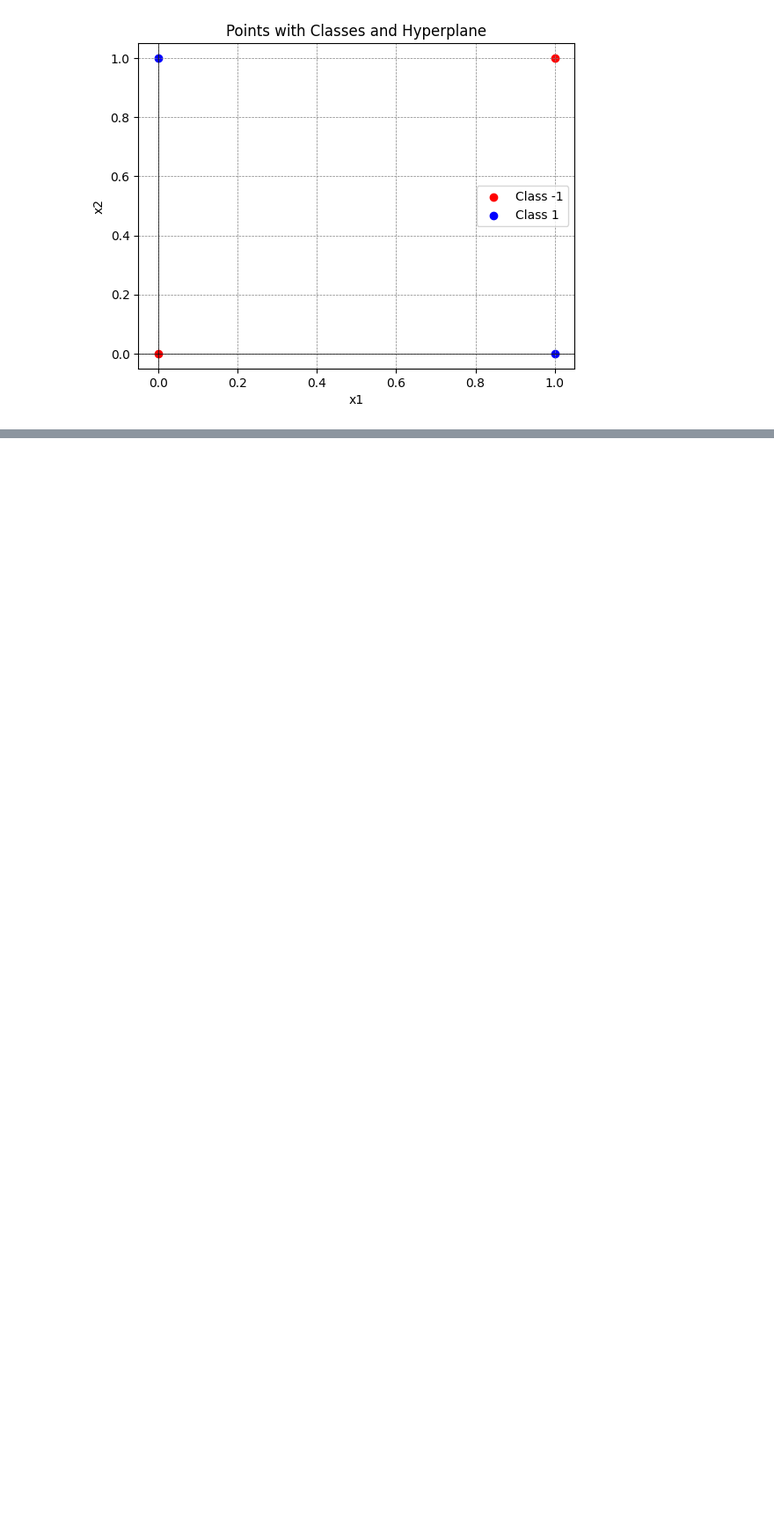
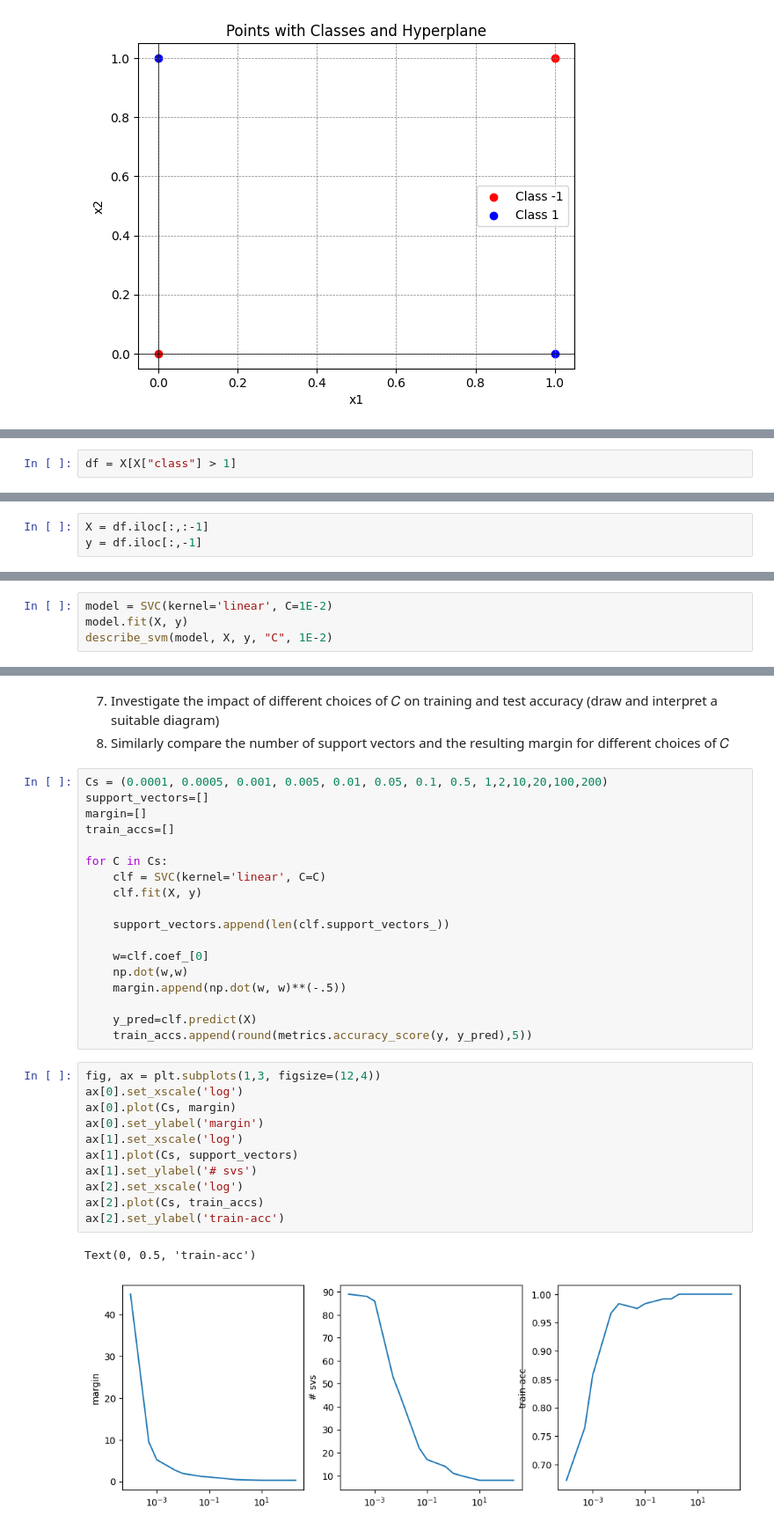
Before and after one commit to Timson1235/clouddocker, a Jupyter notebook: machine_learning/04_support_vector/05_exercise.ipynb, the cells around one changed output, grey strips where cells are left out. Shown at 88% size. Cells and saved outputs as stored; diff of their text form; blank space fills up the shorter version.

```diff
--- a/machine_learning/04_support_vector/05_exercise.ipynb
+++ b/machine_learning/04_support_vector/05_exercise.ipynb
@@ -149,0 +173,2 @@ plt.show()
+# %%
+df = X[X["class"] > 1]
@@ -149,0 +177,3 @@ plt.show()
+# %%
+X = df.iloc[:,:-1]
+y = df.iloc[:,-1]
@@ -149,0 +200,4 @@ plt.show()
+# %%
+model = SVC(kernel='linear', C=1E-2)
+model.fit(X, y)
+describe_svm(model, X, y, "C", 1E-2)
@@ -149,0 +206,37 @@ plt.show()
+# %% [markdown]
+7. Investigate the impact of different choices of 𝐶 on training and test accuracy (draw and interpret
+a suitable diagram)
+8. Similarly compare the number of support vectors and the resulting margin for different choices
+of 𝐶
+# %%
+Cs = (0.0001, 0.0005, 0.001, 0.005, 0.01, 0.05, 0.1, 0.5, 1,2,10,20,100,200)
+support_vectors=[]
+margin=[]
+train_accs=[]
+
+for C in Cs:
+    clf = SVC(kernel='linear', C=C)
+    clf.fit(X, y)
+
+    support_vectors.append(len(clf.support_vectors_))
+
+    w=clf.coef_[0]
+    np.dot(w,w)
+    margin.append(np.dot(w, w)**(-.5))
+
+    y_pred=clf.predict(X)
+    train_accs.append(round(metrics.accuracy_score(y, y_pred),5))
+# %%
+fig, ax = plt.subplots(1,3, figsize=(12,4))
+ax[0].set_xscale('log')
+ax[0].plot(Cs, margin)
+ax[0].set_ylabel('margin')
+ax[1].set_xscale('log')
+ax[1].plot(Cs, support_vectors)
+ax[1].set_ylabel('# svs')
+ax[2].set_xscale('log')
+ax[2].plot(Cs, train_accs)
+ax[2].set_ylabel('train-acc')
+# %% [output]
+Text(0, 0.5, 'train-acc')
+[figure, added]
```
Also changed, not shown: parts of 16 cells of this notebook, 21 other files.
